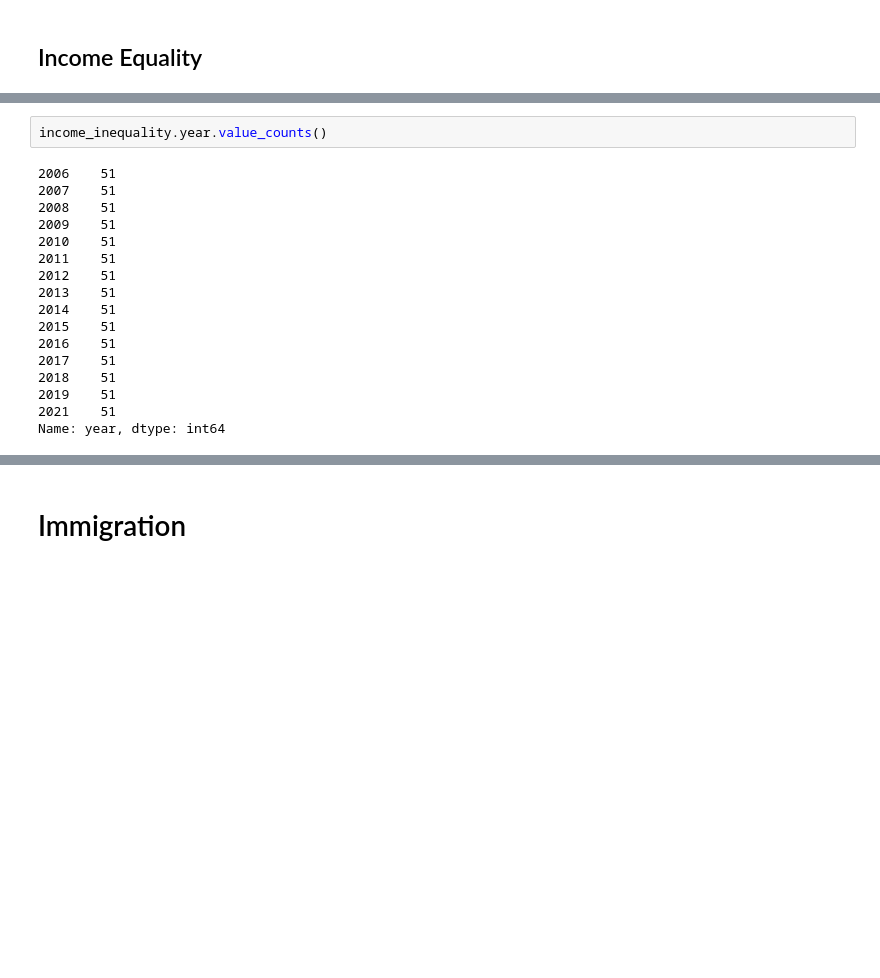
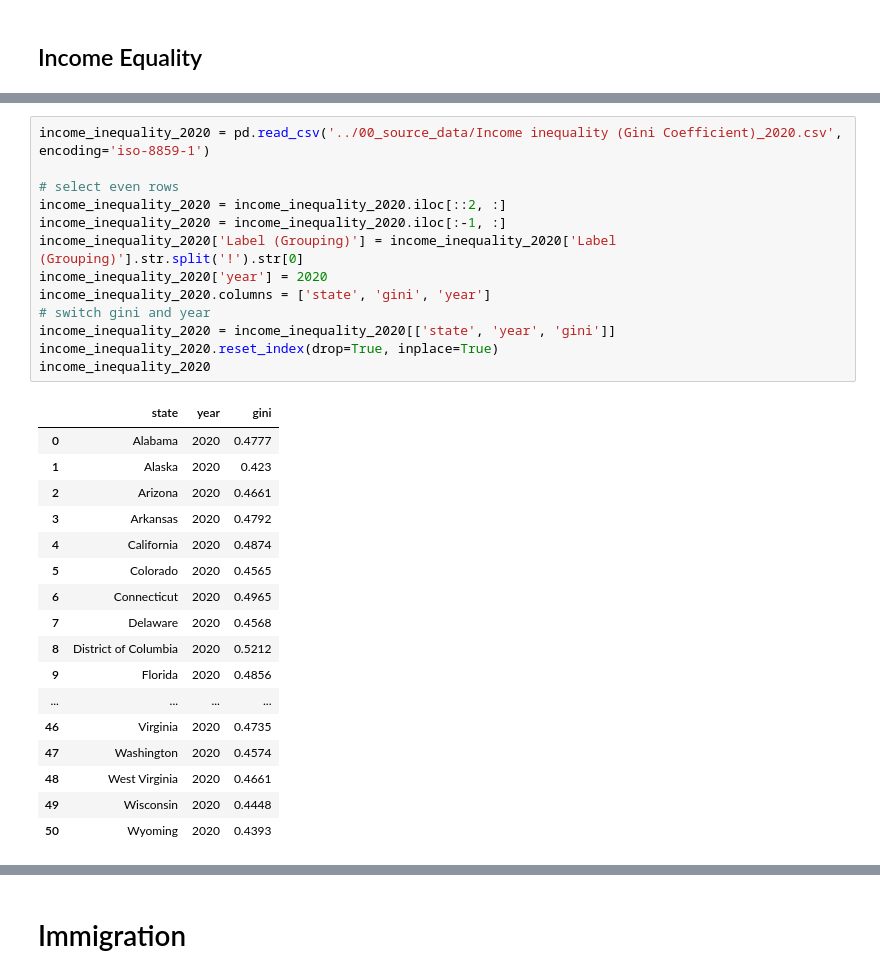
Before and after one commit to MIDS-at-Duke/unifying-data-science-2023-project-ids701_team2, a Jupyter notebook: 10_code/preprocess.ipynb, the cells around one changed output, grey strips where cells are left out. Cells and saved outputs as stored; diff of their text form; blank space fills up the shorter version.

```diff
--- a/10_code/preprocess.ipynb
+++ b/10_code/preprocess.ipynb
@@ -247,22 +249,34 @@ income_inequality
 | 763 | Wyoming | 2019 | 0.4345 |
 | 764 | Wyoming | 2021 | 0.4638 |
 765 rows × 3 columns
-# %%
-income_inequality.year.value_counts()
-# %% [output]
-2006    51
-2007    51
-2008    51
-2009    51
-2010    51
-2011    51
-2012    51
-2013    51
-2014    51
-2015    51
-2016    51
-2017    51
-2018    51
-2019    51
-2021    51
-Name: year, dtype: int64
+# %%
+income_inequality_2020 = pd.read_csv('../00_source_data/Income inequality (Gini Coefficient)_2020.csv', encoding='iso-8859-1')
+
+# select even rows
+income_inequality_2020 = income_inequality_2020.iloc[::2, :]
+income_inequality_2020 = income_inequality_2020.iloc[:-1, :]
+income_inequality_2020['Label (Grouping)'] = income_inequality_2020['Label (Grouping)'].str.split('!').str[0]
+income_inequality_2020['year'] = 2020
+income_inequality_2020.columns = ['state', 'gini', 'year']
+# switch gini and year
+income_inequality_2020 = income_inequality_2020[['state', 'year', 'gini']]
+income_inequality_2020.reset_index(drop=True, inplace=True)
+income_inequality_2020
+# %% [output]
+|  | state | year | gini |
+| 0 | Alabama | 2020 | 0.4777 |
+| 1 | Alaska | 2020 | 0.423 |
+| 2 | Arizona | 2020 | 0.4661 |
+| 3 | Arkansas | 2020 | 0.4792 |
+| 4 | California | 2020 | 0.4874 |
+| 5 | Colorado | 2020 | 0.4565 |
+| 6 | Connecticut | 2020 | 0.4965 |
+| 7 | Delaware | 2020 | 0.4568 |
+| 8 | District of Columbia | 2020 | 0.5212 |
+| 9 | Florida | 2020 | 0.4856 |
+| ... | ... | ... | ... |
+| 46 | Virginia | 2020 | 0.4735 |
+| 47 | Washington | 2020 | 0.4574 |
+| 48 | West Virginia | 2020 | 0.4661 |
+| 49 | Wisconsin | 2020 | 0.4448 |
+| 50 | Wyoming | 2020 | 0.4393 |
```
Also changed, not shown: parts of 7 cells of this notebook, 1 other file.
